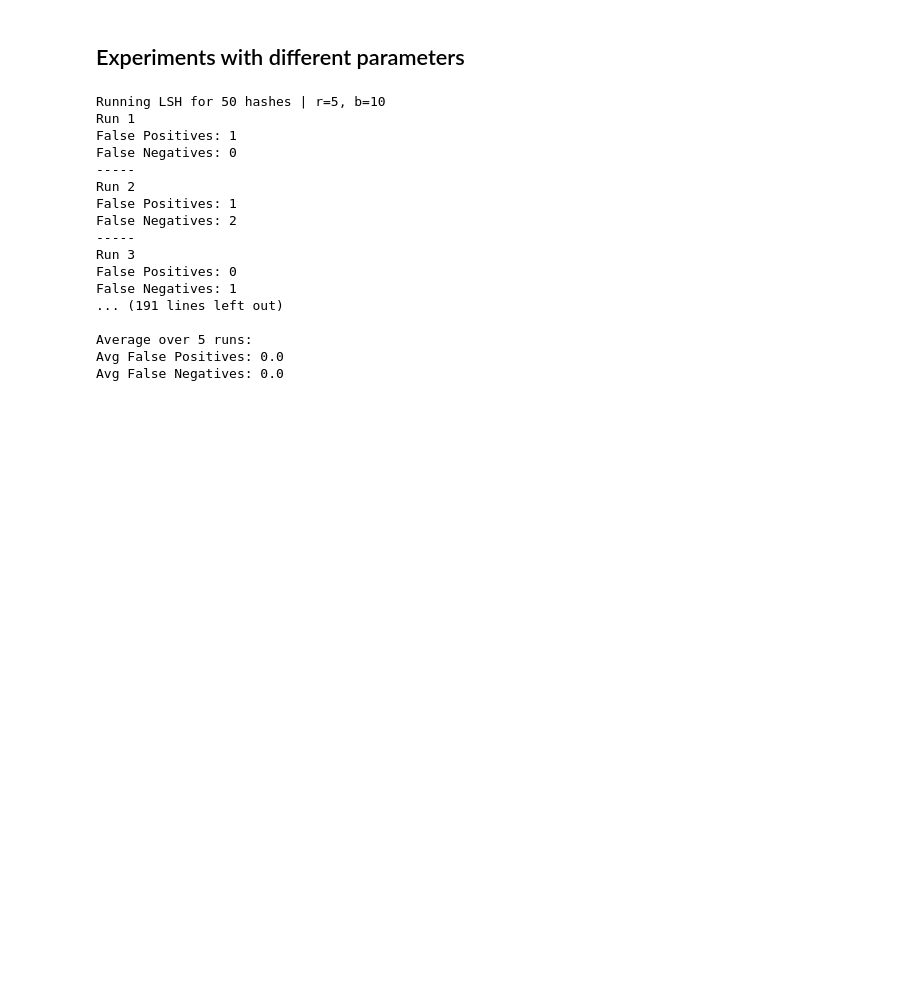
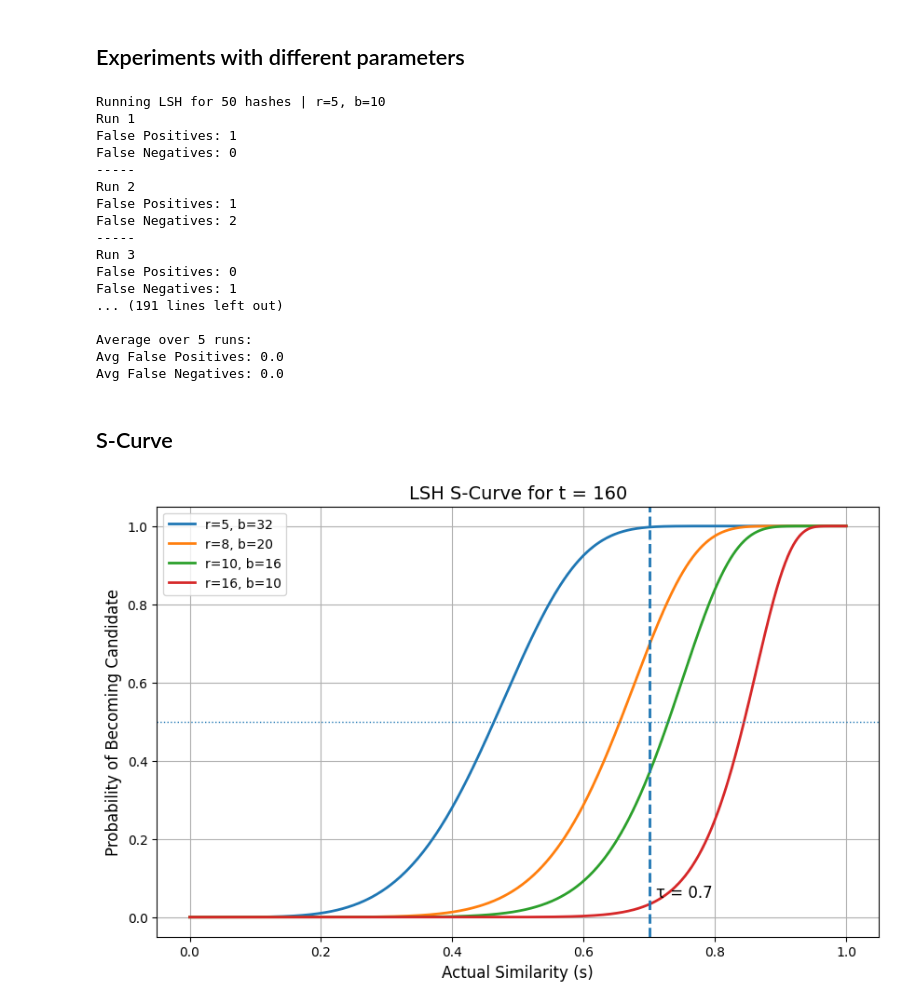
Before and after one commit to Sahil-1918912/mlbd-2-Minhash-LSH, a Jupyter notebook: minhash.ipynb, the cells around one changed output. Cells and saved outputs as stored; diff of their text form; code cells hidden in the pictures; blank space fills up the shorter version.

Commit message:
updated main file with plot

```diff
--- a/minhash.ipynb
+++ b/minhash.ipynb
@@ -428,3 +428,45 @@ False Negatives: 1
 Average over 5 runs:
 Avg False Positives: 0.0
 Avg False Negatives: 0.0
+# %% [markdown]
+## S-Curve
+# %%
+import matplotlib.pyplot as plt
+import numpy as np
+
+# S-curve function
+def s_curve(s, r, b):
+    return 1 - (1 - s**r)**b
+
+# Similarity values from 0 to 1
+s_values = np.linspace(0, 1, 1000)
+
+# Different (r, b) combinations for t = 160
+configs = [
+    (5, 32),    # r=5, b=32
+    (8, 20),    # r=8, b=20
+    (10, 16),   # r=10, b=16
+    (16, 10)    # r=16, b=10
+]
+
+plt.figure(figsize=(10,6))
+
+for r, b in configs:
+    probs = [s_curve(s, r, b) for s in s_values]
+    plt.plot(s_values, probs, linewidth=2, label=f"r={r}, b={b}")
+
+tau = 0.7
+plt.axvline(x=tau, linestyle='--', linewidth=2)
+plt.axhline(y=0.5, linestyle=':', linewidth=1)
+
+plt.text(tau+0.01, 0.05, "τ = 0.7", fontsize=12)
+
+plt.xlabel("Actual Similarity (s)", fontsize=12)
+plt.ylabel("Probability of Becoming Candidate", fontsize=12)
+plt.title("LSH S-Curve for t = 160", fontsize=14)
+
+plt.legend()
+plt.grid(True)
+plt.show()
+# %% [output]
+[figure, added]
```
Also changed, not shown: 1 other file.
